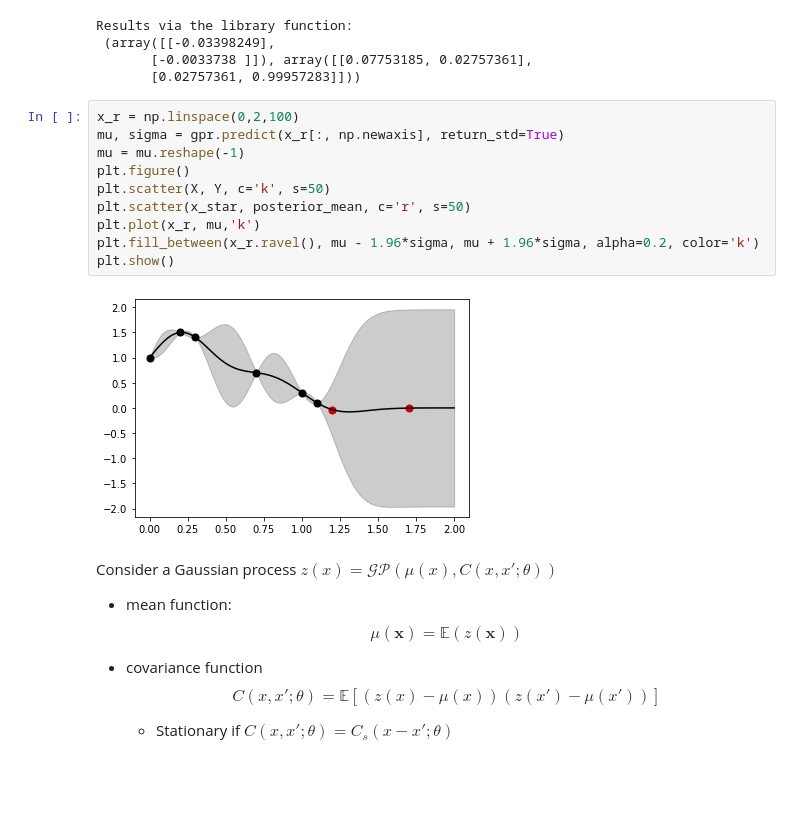
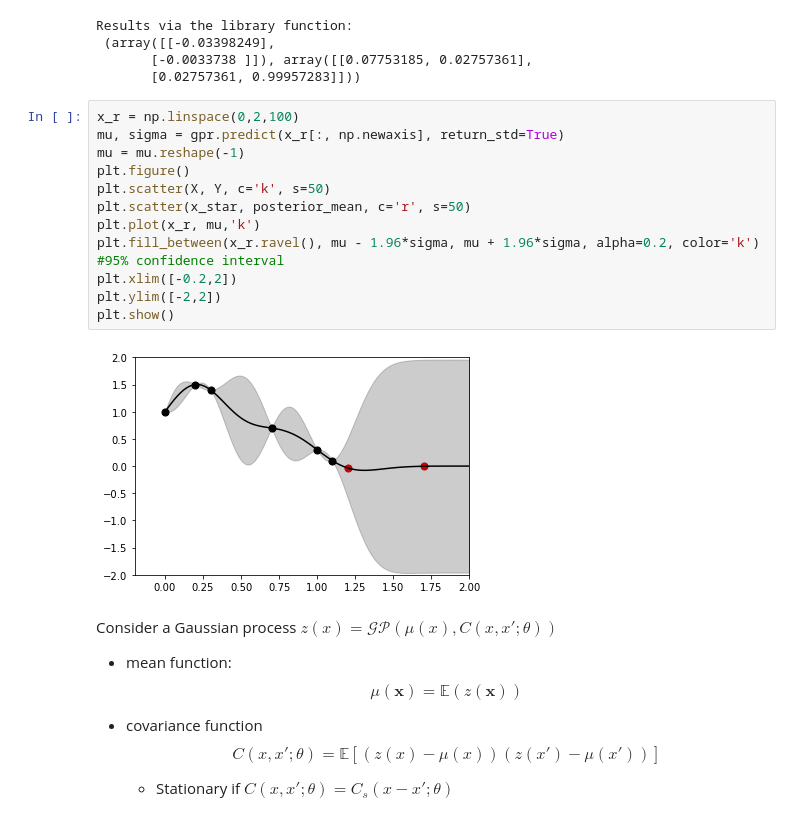
Before and after one commit to MLCS-Yonsei/VCE6103, a Jupyter notebook: Week 3/TA Session GP/GP.ipynb, the cells around one changed output. Cells and saved outputs as stored; diff of their text form; blank space fills up the shorter version.

```diff
--- a/Week 3/TA Session GP/GP.ipynb
+++ b/Week 3/TA Session GP/GP.ipynb
@@ -59,15 +72,17 @@ Results via the library function:
 # %%
 x_r = np.linspace(0,2,100)
 mu, sigma = gpr.predict(x_r[:, np.newaxis], return_std=True)
 mu = mu.reshape(-1)
 plt.figure()
 plt.scatter(X, Y, c='k', s=50)
 plt.scatter(x_star, posterior_mean, c='r', s=50)
 plt.plot(x_r, mu,'k')
-plt.fill_between(x_r.ravel(), mu - 1.96*sigma, mu + 1.96*sigma, alpha=0.2, color='k')
+plt.fill_between(x_r.ravel(), mu - 1.96*sigma, mu + 1.96*sigma, alpha=0.2, color='k') #95% confidence interval
+plt.xlim([-0.2,2])
+plt.ylim([-2,2])
 plt.show()
 # %% [output]
-[figure, old version]
+[figure, new version]
 # %% [markdown]
 
 
```
Also changed, not shown: parts of 9 cells of this notebook, 1 other file.
